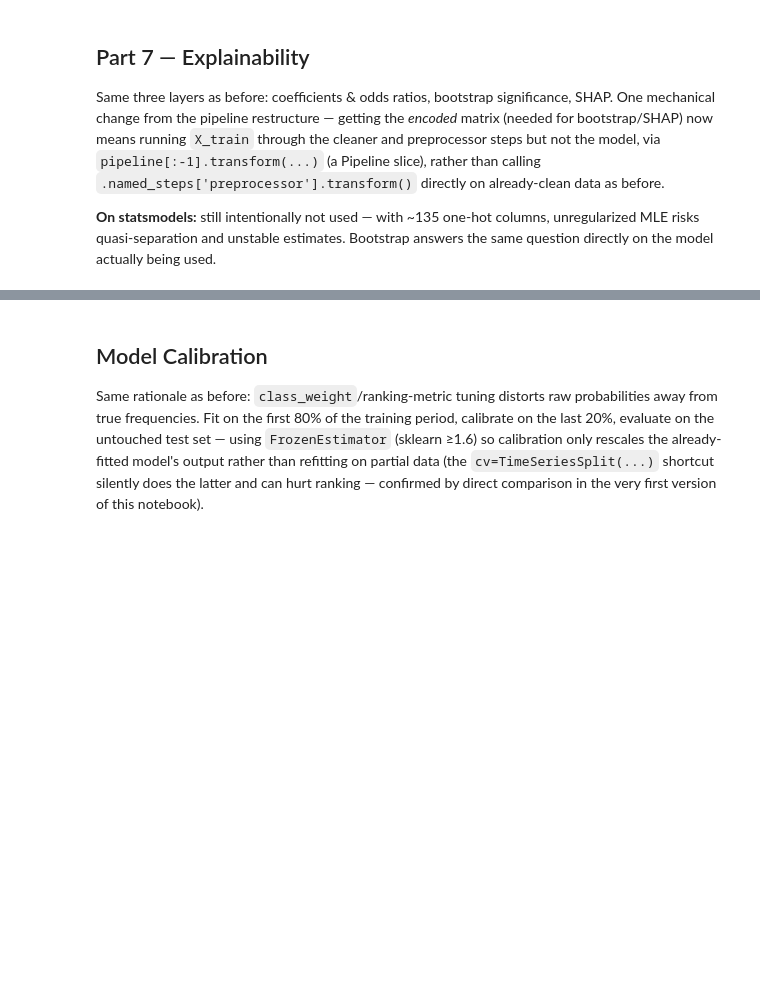
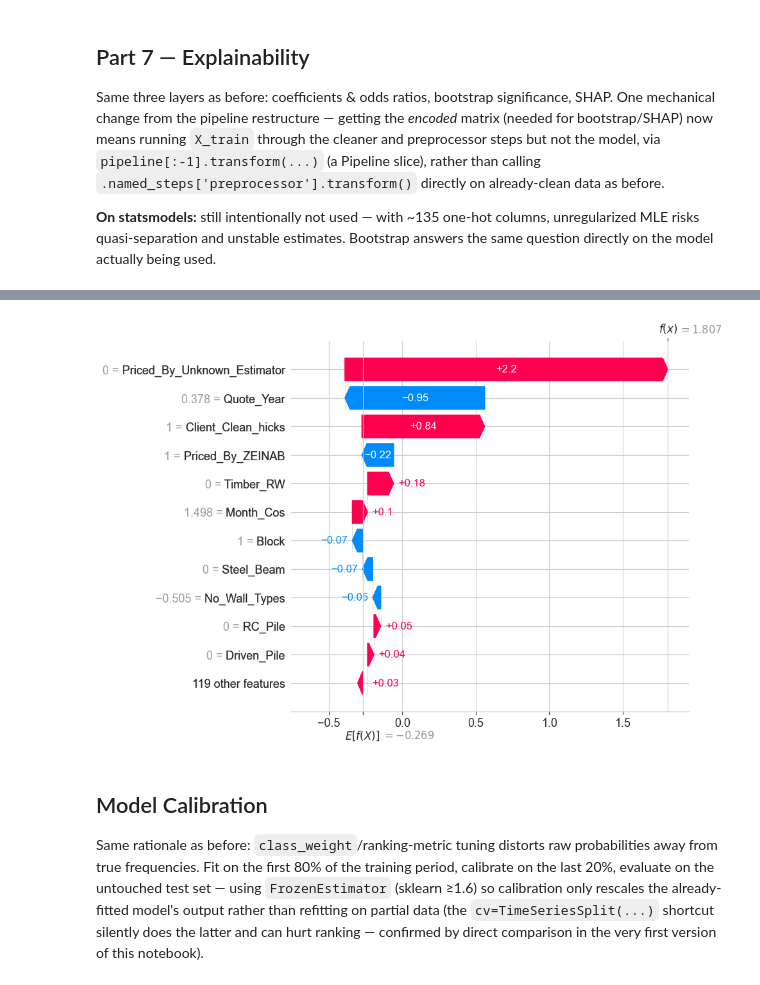
Before and after one commit to Phong031/ML_Models, a Jupyter notebook: notebook/Quotation_Win_Loss_01_EDA_LogisticRegression.ipynb, the cells around one changed output, grey strips where cells are left out. Drawn from its saved outputs; the diff is of its cells as text; code cells hidden in the pictures; blank space fills up the shorter version.

```diff
--- a/notebook/Quotation_Win_Loss_01_EDA_LogisticRegression.ipynb
+++ b/notebook/Quotation_Win_Loss_01_EDA_LogisticRegression.ipynb
@@ -346,0 +478,83 @@ Example: test row 270, actual = Won, predicted probability = 0.546
+# %%
+# Inspect SHAP waterfall plot by Job Number
+import pandas as pd
+import shap
+
+
+def explain_quote_by_job_no(
+    job_no,
+    df,
+    pipeline,
+    explainer,
+    job_no_col="JOB NO",
+    target_col="Success",
+    max_display=12,
+):
+  # 1. Standardize user search input to clean string
+  search_str = str(job_no).strip()
+
+  # 2. Check if JOB NO is a column or the index
+  if job_no_col in df.columns:
+    # Convert column values to clean string representations for matching
+    cleaned_col = (
+        df[job_no_col]
+        .astype(str)
+        .str.replace(r"\.0$", "", regex=True)
+        .str.strip()
+    )
+    quote_row = df[cleaned_col == search_str]
+  elif df.index.name == job_no_col:
+    cleaned_idx = (
+        df.index.astype(str)
+        .str.replace(r"\.0$", "", regex=True)
+        .str.strip()
+    )
+    quote_row = df[cleaned_idx == search_str]
+  else:
+    print(f"❌ Error: '{job_no_col}' is neither a column nor index in df.")
+    return
+
+  # 3. Check if match was found
+  if len(quote_row) == 0:
+    print(f"❌ Error: JOB NO '{job_no}' was not found in the dataset.")
+    return
+
+  # Take first matching row if duplicates exist
+  single_quote = quote_row.iloc[[0]]
+
+  # 4. Extract target outcome
+  actual_target = single_quote[target_col].values[0]
+  actual_status = "Won (1)" if actual_target == 1 else "Lost (0)"
+
+  # 5. Drop non-feature columns
+  feature_row = single_quote.drop(
+      columns=[job_no_col, target_col], errors="ignore"
+  )
+
+  # 6. Transform and predict
+  feature_enc = pipeline[:-1].transform(feature_row)
+  classifier = pipeline.named_steps["model"]
+  pred_prob = classifier.predict_proba(feature_enc)[0][1]
+
+  # 7. Generate SHAP explanation
+  quote_shap = explainer(feature_enc)
+
+  # 8. Output results
+  print("=" * 45)
+  print(f" QUOTE EXPLANATION: {job_no_col} {search_str}")
+  print("=" * 45)
+  print(f" Actual Outcome:         {actual_status}")
+  print(f" Predicted Win Prob:     {pred_prob:.1%}")
+  print("=" * 45 + "\n")
+
+  shap.plots.waterfall(quote_shap[0], max_display=max_display)
+
+explain_quote_by_job_no(
+    job_no="7623",
+    df = df_raw,
+    pipeline = best_log_reg,
+    explainer = explainer,
+    job_no_col="JOB NO",
+    target_col="Success",
+)
+# %% [output]
@@ -347,3 +567,4 @@ Example: test row 270, actual = Won, predicted probability = 0.546
+[figure, added]
 # %% [markdown]
 ## Model Calibration
 
```
Also changed, not shown: parts of 15 cells of this notebook, 7 other files.
